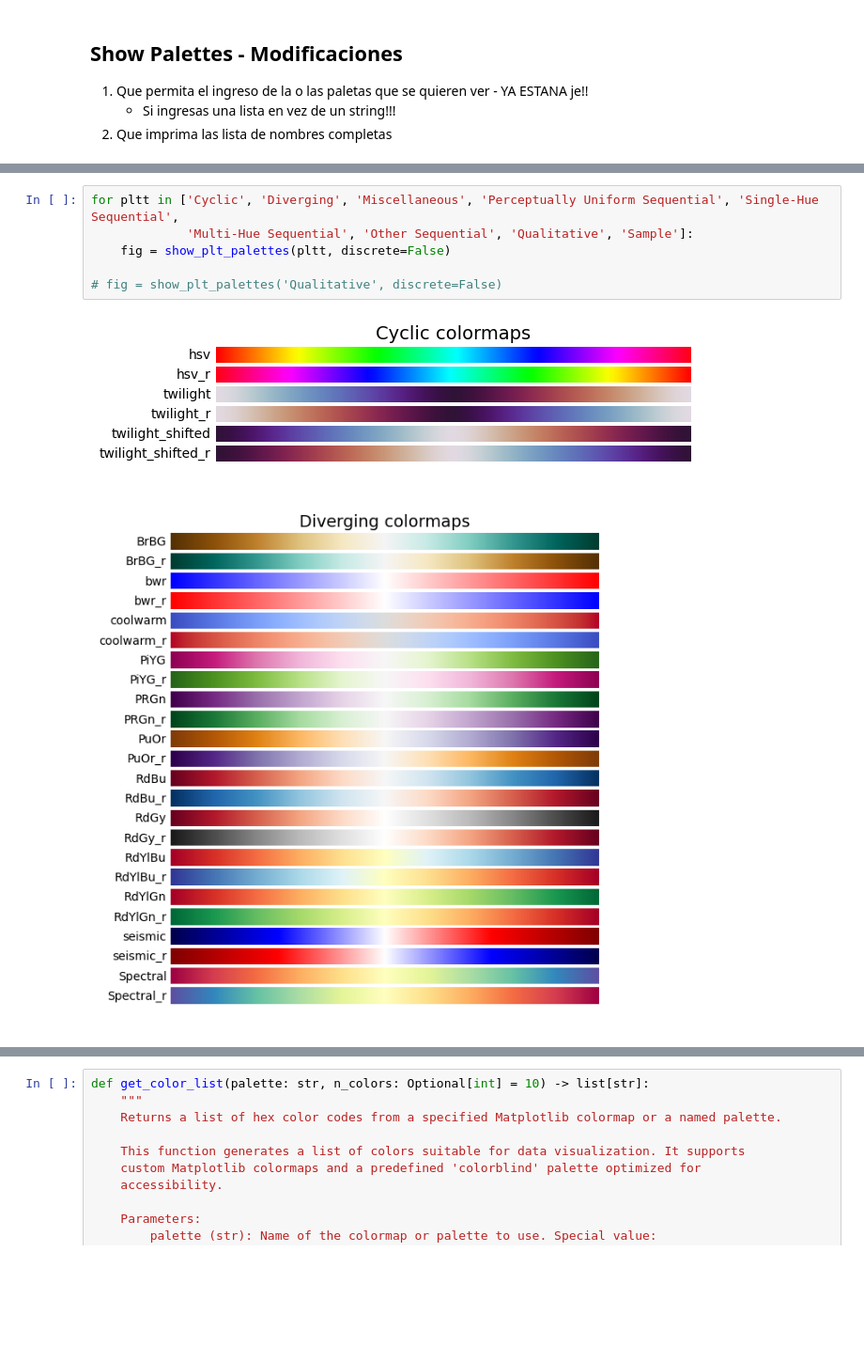
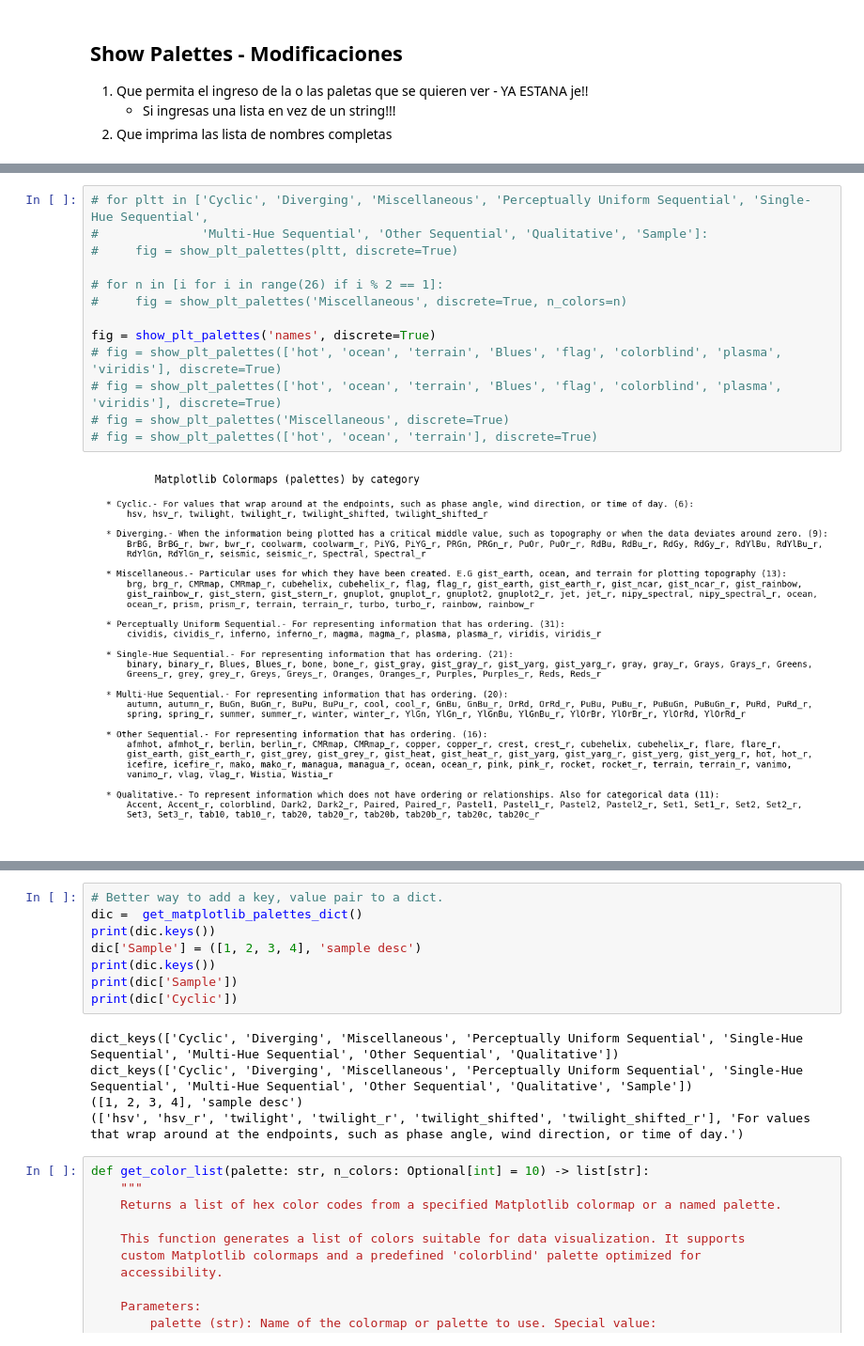
Before and after one commit to jmonti-gh/jm_utils, a Jupyter notebook: des/plt_colors.ipynb, the cells around one changed output, grey strips where cells are left out. Shown at 94% size. Cells and saved outputs as stored; diff of their text form; blank space fills up the shorter version.

Commit message:
chore: more colors, more again

```diff
--- a/des/plt_colors.ipynb
+++ b/des/plt_colors.ipynb
@@ -492,11 +466,17 @@ def show_plt_palettes(
     plt.show()
     return fig                  # Return the current figure for further manipulation if needed
 # %%
-for pltt in ['Cyclic', 'Diverging', 'Miscellaneous', 'Perceptually Uniform Sequential', 'Single-Hue Sequential',
-             'Multi-Hue Sequential', 'Other Sequential', 'Qualitative', 'Sample']:
-    fig = show_plt_palettes(pltt, discrete=False)
+# for pltt in ['Cyclic', 'Diverging', 'Miscellaneous', 'Perceptually Uniform Sequential', 'Single-Hue Sequential',
+#              'Multi-Hue Sequential', 'Other Sequential', 'Qualitative', 'Sample']:
+#     fig = show_plt_palettes(pltt, discrete=True)
 
-# fig = show_plt_palettes('Qualitative', discrete=False)
+# for n in [i for i in range(26) if i % 2 == 1]:
+#     fig = show_plt_palettes('Miscellaneous', discrete=True, n_colors=n)
+
+fig = show_plt_palettes('names', discrete=True)
+# fig = show_plt_palettes(['hot', 'ocean', 'terrain', 'Blues', 'flag', 'colorblind', 'plasma', 'viridis'], discrete=True)
+# fig = show_plt_palettes(['hot', 'ocean', 'terrain', 'Blues', 'flag', 'colorblind', 'plasma', 'viridis'], discrete=True)
+# fig = show_plt_palettes('Miscellaneous', discrete=True)
+# fig = show_plt_palettes(['hot', 'ocean', 'terrain'], discrete=True)
 # %% [output]
-[figure, old version]
+[figure, new version]
-[figure, removed]
@@ -510,3 +483,16 @@ for pltt in ['Cyclic', 'Diverging', 'Miscellaneous', 'Perceptually Uniform Seque
+# %%
+# Better way to add a key, value pair to a dict.
+dic =  get_matplotlib_palettes_dict()
+print(dic.keys())
+dic['Sample'] = ([1, 2, 3, 4], 'sample desc')
+print(dic.keys())
+print(dic['Sample'])
+print(dic['Cyclic'])
+# %% [output]
+dict_keys(['Cyclic', 'Diverging', 'Miscellaneous', 'Perceptually Uniform Sequential', 'Single-Hue Sequential', 'Multi-Hue Sequential', 'Other Sequential', 'Qualitative'])
+dict_keys(['Cyclic', 'Diverging', 'Miscellaneous', 'Perceptually Uniform Sequential', 'Single-Hue Sequential', 'Multi-Hue Sequential', 'Other Sequential', 'Qualitative', 'Sample'])
+([1, 2, 3, 4], 'sample desc')
+(['hsv', 'hsv_r', 'twilight', 'twilight_r', 'twilight_shifted', 'twilight_shifted_r'], 'For values that wrap around at the endpoints, such as phase angle, wind direction, or time of day.')
 # %%
 def get_color_list(palette: str, n_colors: Optional[int] = 10) -> list[str]:
     """
```
Also changed, not shown: parts of 9 cells of this notebook.
